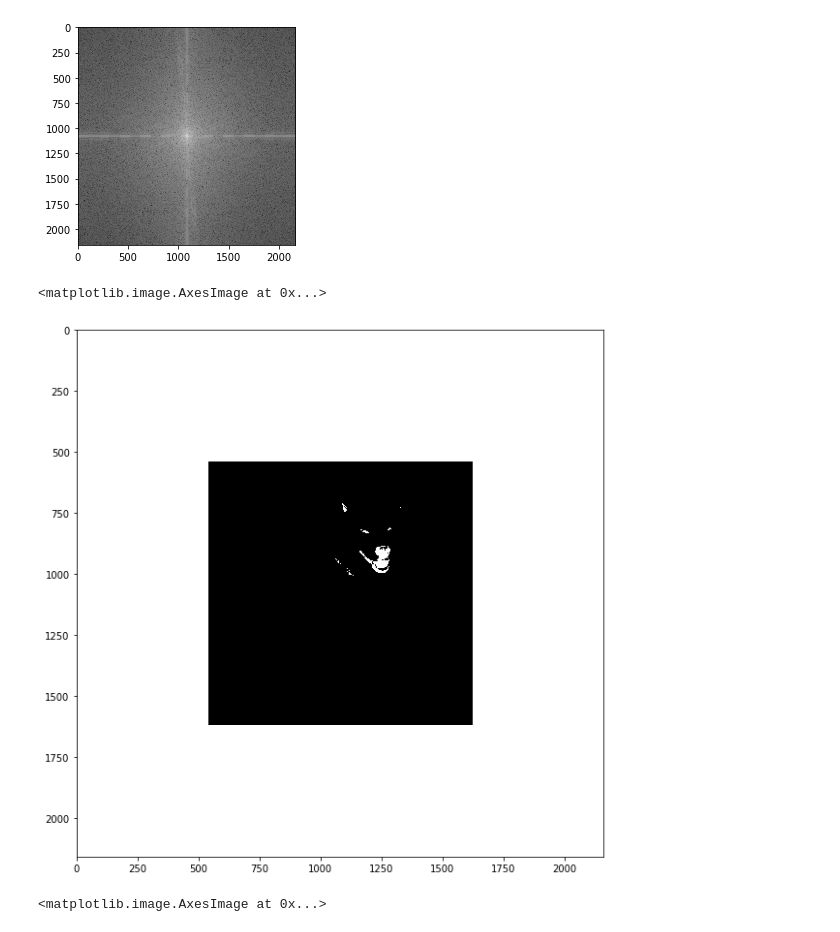
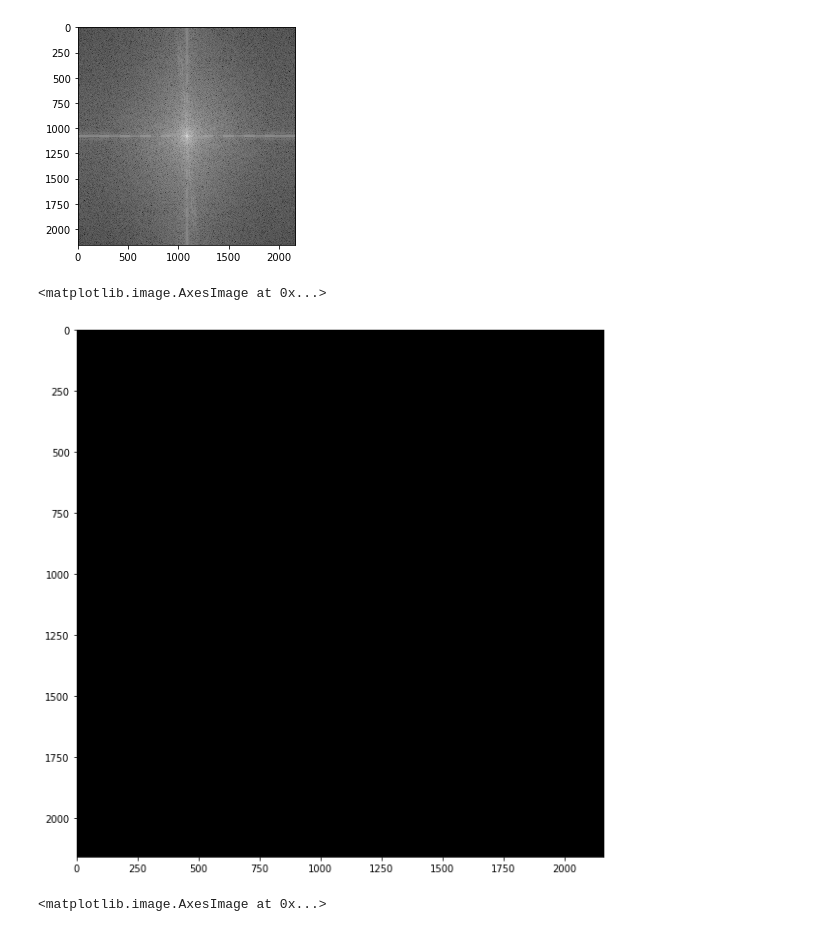
Before and after one commit to antonyvol/CV-I-Homework, a Jupyter notebook: hw6/hw6.ipynb, the cells around one changed output. Drawn from its saved outputs; the diff is of its cells as text; code cells hidden in the pictures.

```diff
--- a/hw6/hw6.ipynb
+++ b/hw6/hw6.ipynb
@@ -62,7 +60,9 @@ lpidata = ideal_low_pass_filter(pidata)
+# %%
+lpsmagn = ideal_low_pass_filter(psmagn)
 # %%
 plt.figure(figsize=(20,10))
-plt.imshow(lpidata, cmap='gray')
+plt.imshow(lpsmagn, cmap='gray')
 # %% [output]
 <matplotlib.image.AxesImage at 0x...>
-[figure, old version]
+[figure, new version]
 # %%
```
Also changed, not shown: parts of 2 cells of this notebook.
